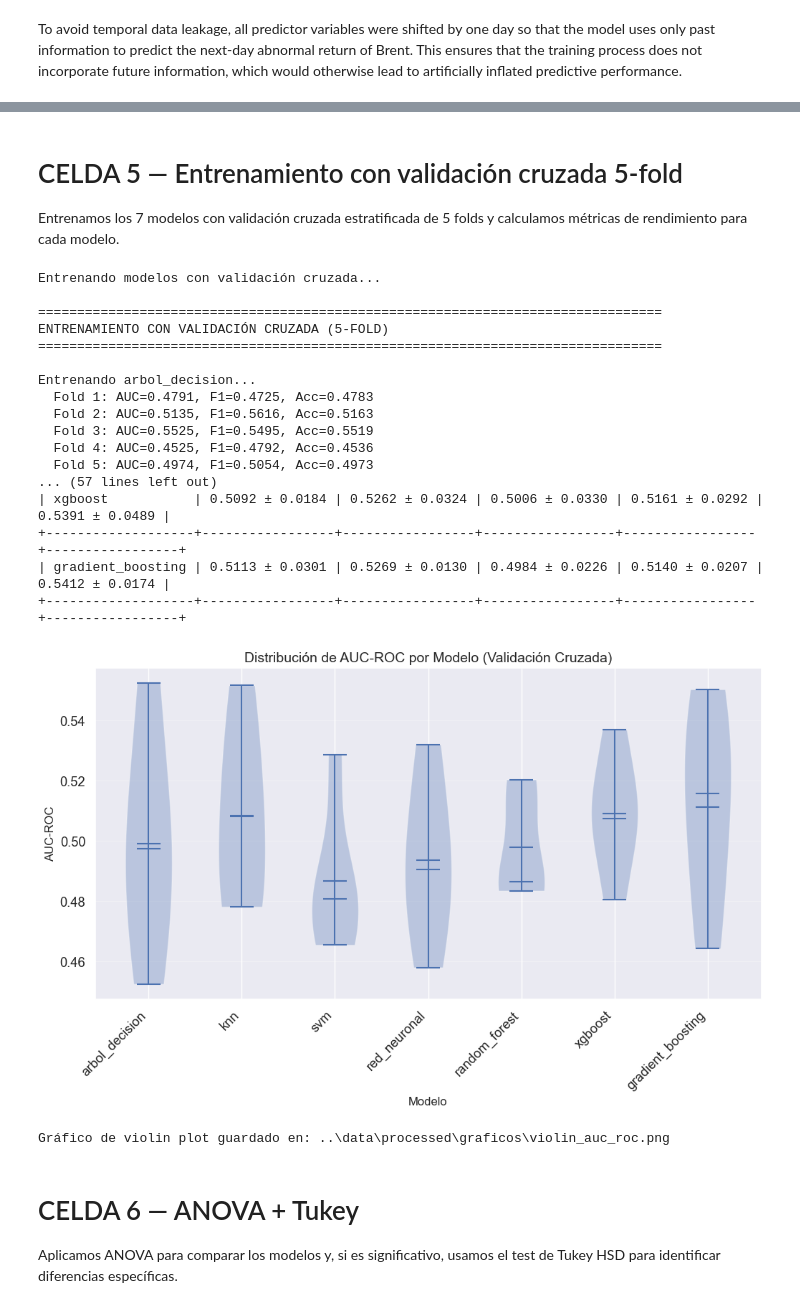
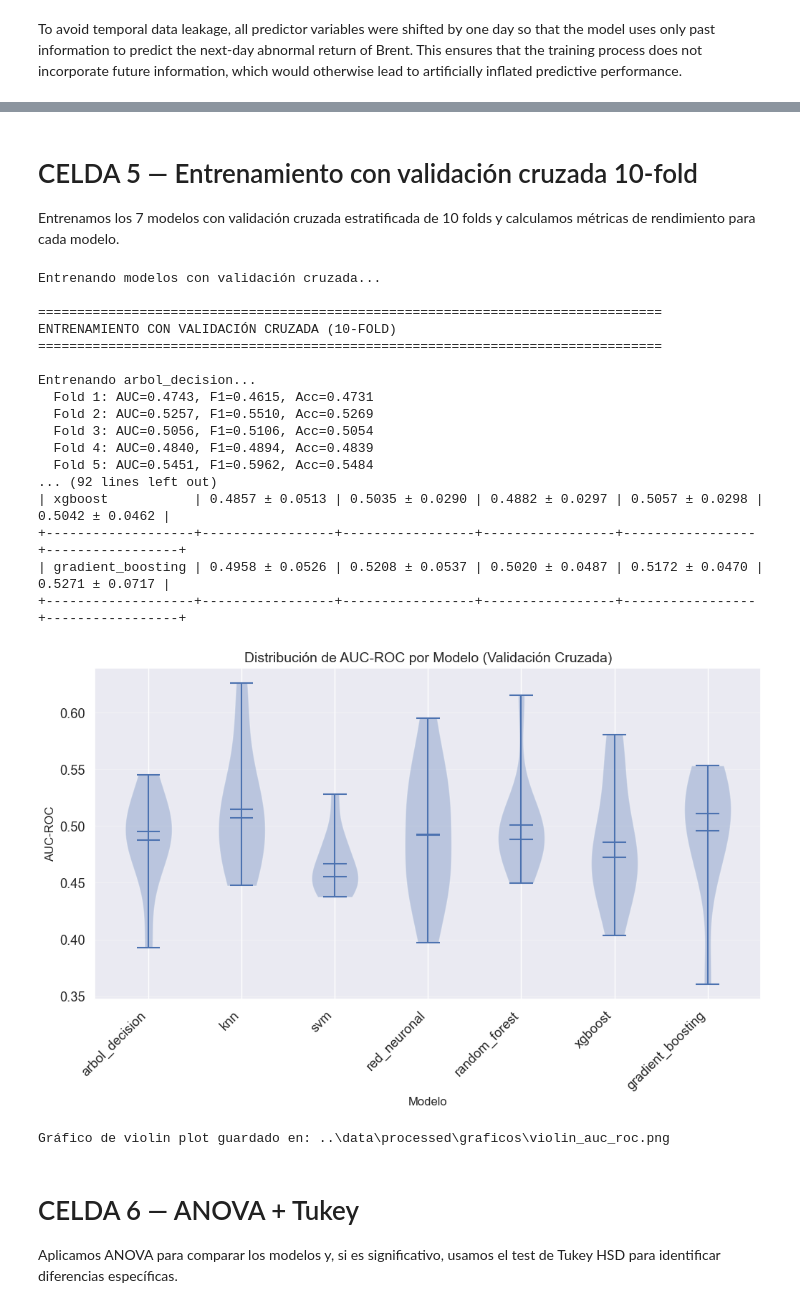
Before and after one commit to laulaguado/maduro-mercados-financieros, a Jupyter notebook: notebooks/02_modelos_predictivos.ipynb, the cells around one changed output, grey strips where cells are left out. Cells and saved outputs as stored; diff of their text form; code cells hidden in the pictures.

```diff
--- a/notebooks/02_modelos_predictivos.ipynb
+++ b/notebooks/02_modelos_predictivos.ipynb
@@ -421,18 +421,18 @@ Dataset guardado correctamente en:
 Verificación:
 True
 # %% [markdown]
-# CELDA 5 — Entrenamiento con validación cruzada 5-fold
+# CELDA 5 — Entrenamiento con validación cruzada 10-fold
 
-Entrenamos los 7 modelos con validación cruzada estratificada de 5 folds
+Entrenamos los 7 modelos con validación cruzada estratificada de 10 folds
 y calculamos métricas de rendimiento para cada modelo.
 # %%
 # =============================================================================
-# CELDA 5 — Entrenamiento con validación cruzada 5-fold
+# CELDA 5 — Entrenamiento con validación cruzada 10-fold
 # =============================================================================
 
 # Entrenar con validación cruzada
 print("Entrenando modelos con validación cruzada...")
-resultados_cv = mod.entrenar_con_validacion_cruzada(X_train_std, y_train_bal, n_folds=5)
+resultados_cv = mod.entrenar_con_validacion_cruzada(X_train_std, y_train_bal, n_folds=10)
 
 # Crear violin plot con distribución de AUC-ROC por modelo
 plt.figure(figsize=(12, 6))
@@ -443,43 +443,43 @@ etiquetas = []
 
 for nombre_modelo, res in resultados_cv.items():
     datos_violin.append(res['auc'])
     etiquetas.append(nombre_modelo)
 
 # Crear violin plot
 plt.violinplot(datos_violin, showmeans=True, showmedians=True)
 plt.xticks(range(1, len(etiquetas) + 1), etiquetas, rotation=45, ha='right')
 
 # Configurar gráfico
 plt.title('Distribución de AUC-ROC por Modelo (Validación Cruzada)', fontsize=14)
 plt.xlabel('Modelo', fontsize=12)
 plt.ylabel('AUC-ROC', fontsize=12)
 plt.grid(True, axis='y', alpha=0.3)
 
 # Guardar gráfico
 ruta_guardado = os.path.join('..', 'data', 'processed', 'graficos', 'violin_auc_roc.png')
 plt.savefig(ruta_guardado, dpi=300, bbox_inches='tight')
 plt.show()
 
 print(f"\nGráfico de violin plot guardado en: {ruta_guardado}")
 # %% [output]
 Entrenando modelos con validación cruzada...
 
 ================================================================================
-ENTRENAMIENTO CON VALIDACIÓN CRUZADA (5-FOLD)
+ENTRENAMIENTO CON VALIDACIÓN CRUZADA (10-FOLD)
 ================================================================================
 
 Entrenando arbol_decision...
-  Fold 1: AUC=0.4791, F1=0.4725, Acc=0.4783
-  Fold 2: AUC=0.5135, F1=0.5616, Acc=0.5163
-  Fold 3: AUC=0.5525, F1=0.5495, Acc=0.5519
-  Fold 4: AUC=0.4525, F1=0.4792, Acc=0.4536
-  Fold 5: AUC=0.4974, F1=0.5054, Acc=0.4973
-... (57 lines left out)
-| xgboost           | 0.5092 ± 0.0184 | 0.5262 ± 0.0324 | 0.5006 ± 0.0330 | 0.5161 ± 0.0292 | 0.5391 ± 0.0489 |
+  Fold 1: AUC=0.4743, F1=0.4615, Acc=0.4731
+  Fold 2: AUC=0.5257, F1=0.5510, Acc=0.5269
+  Fold 3: AUC=0.5056, F1=0.5106, Acc=0.5054
+  Fold 4: AUC=0.4840, F1=0.4894, Acc=0.4839
+  Fold 5: AUC=0.5451, F1=0.5962, Acc=0.5484
+... (92 lines left out)
+| xgboost           | 0.4857 ± 0.0513 | 0.5035 ± 0.0290 | 0.4882 ± 0.0297 | 0.5057 ± 0.0298 | 0.5042 ± 0.0462 |
 +-------------------+-----------------+-----------------+-----------------+-----------------+-----------------+
-| gradient_boosting | 0.5113 ± 0.0301 | 0.5269 ± 0.0130 | 0.4984 ± 0.0226 | 0.5140 ± 0.0207 | 0.5412 ± 0.0174 |
+| gradient_boosting | 0.4958 ± 0.0526 | 0.5208 ± 0.0537 | 0.5020 ± 0.0487 | 0.5172 ± 0.0470 | 0.5271 ± 0.0717 |
 +-------------------+-----------------+-----------------+-----------------+-----------------+-----------------+
-[figure, old version]
+[figure, new version]
 Gráfico de violin plot guardado en: ..\data\processed\graficos\violin_auc_roc.png
 # %% [markdown]
 # CELDA 6 — ANOVA + Tukey
```
Also changed, not shown: parts of 11 cells of this notebook, 25 other files.
